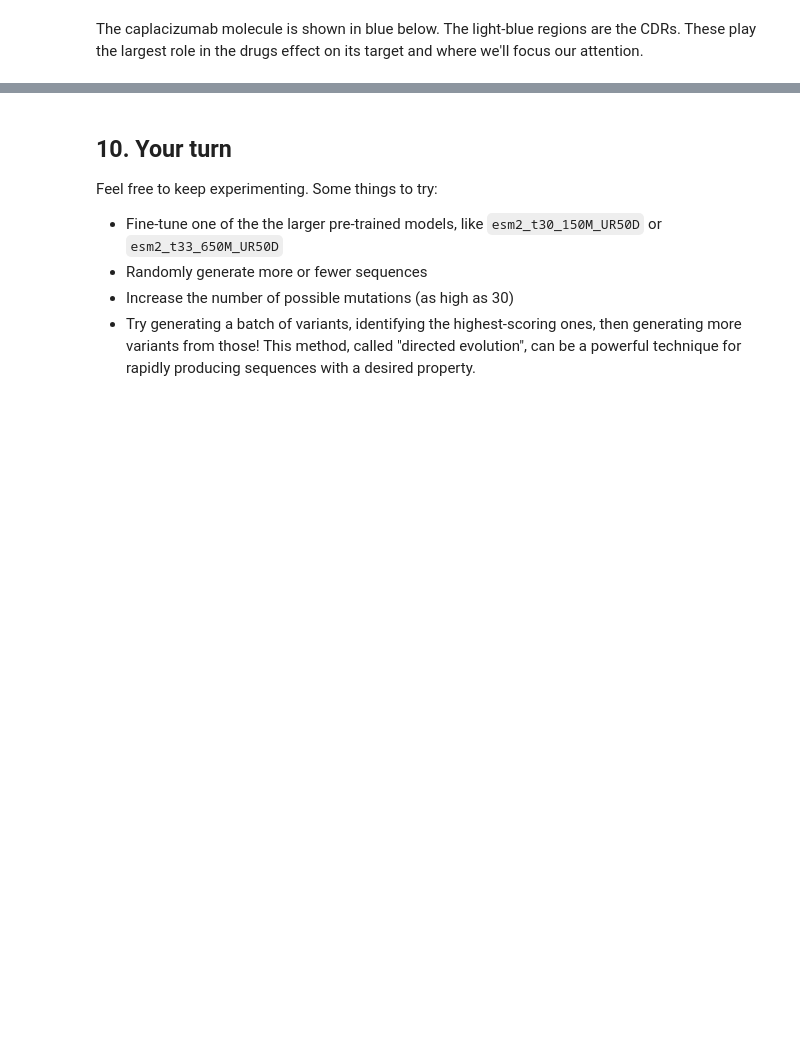
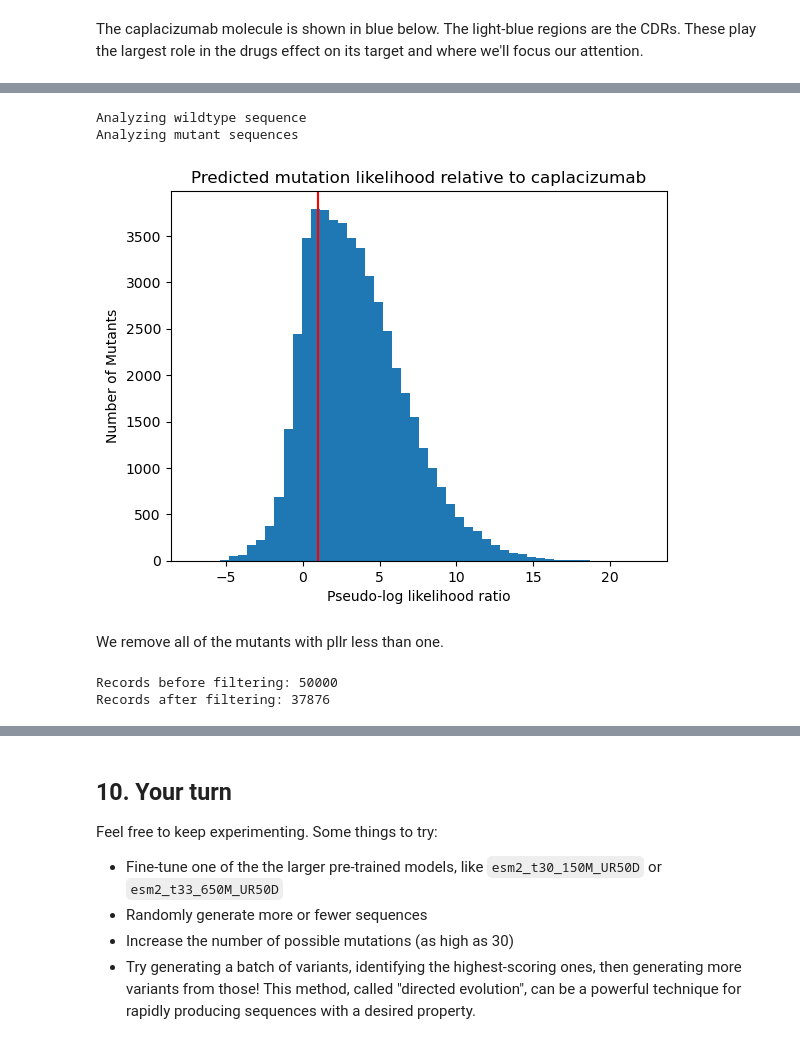
Before and after one commit to aws-samples/aws-healthcare-lifescience-ai-ml-sample-notebooks, a Jupyter notebook: workshops/Scalable_Drug_Discovery/active_learning.ipynb, the cells around one changed output, grey strips where cells are left out. Cells and saved outputs as stored; diff of their text form; code cells hidden in the pictures; blank space fills up the shorter version.

Commit message:
Add pllr calculation to scalable DD

```diff
--- a/workshops/Scalable_Drug_Discovery/active_learning.ipynb
+++ b/workshops/Scalable_Drug_Discovery/active_learning.ipynb
@@ -124,2 +207,19 @@ In this case, we have a (secret) way of calculating Factor X values from the ami
+# %%
+wt_seq = str(caplacizumab_seq)
+pllrs = helpers.compute_pseudo_log_likelihood_ratio(wt_seq, generated_seqs["seq"])
+# %% [output]
+Analyzing wildtype sequence
+Analyzing mutant sequences
+[figure, added]
+# %% [markdown]
+We remove all of the mutants with pllr less than one.
+# %%
+print(f"Records before filtering: {len(generated_seqs)}")
+generated_seqs["pplr"] = pllrs
+generated_seqs = generated_seqs[generated_seqs["pplr"] > 1]
+print(f"Records after filtering: {len(generated_seqs)}")
+# %% [output]
+Records before filtering: 50000
+Records after filtering: 37876
 # %% [markdown]
 ---
```
Also changed, not shown: parts of 20 cells of this notebook, 2 other files.
